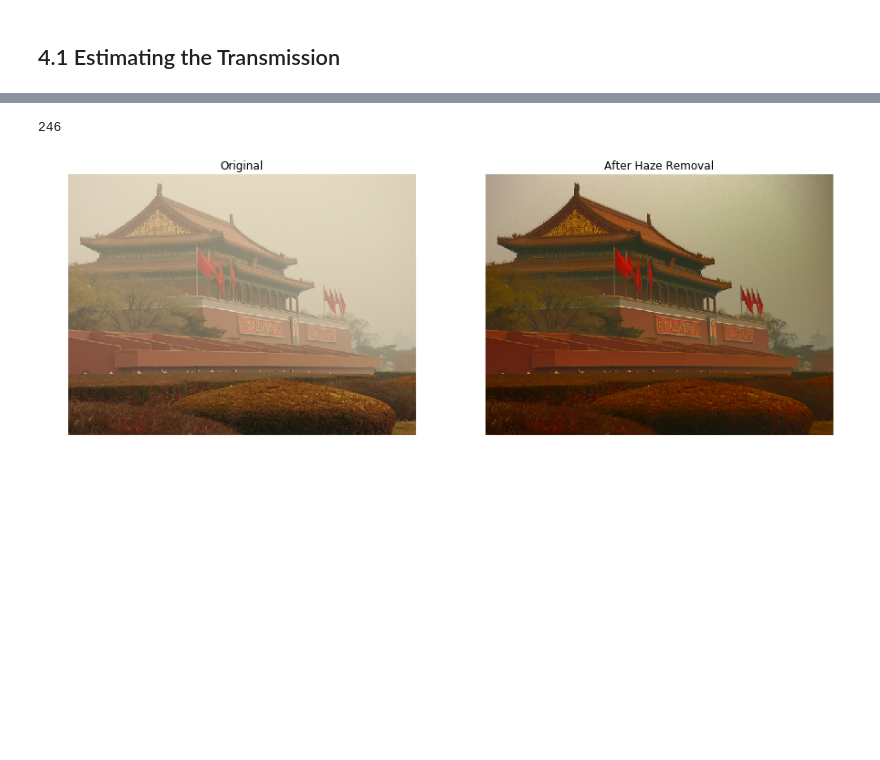
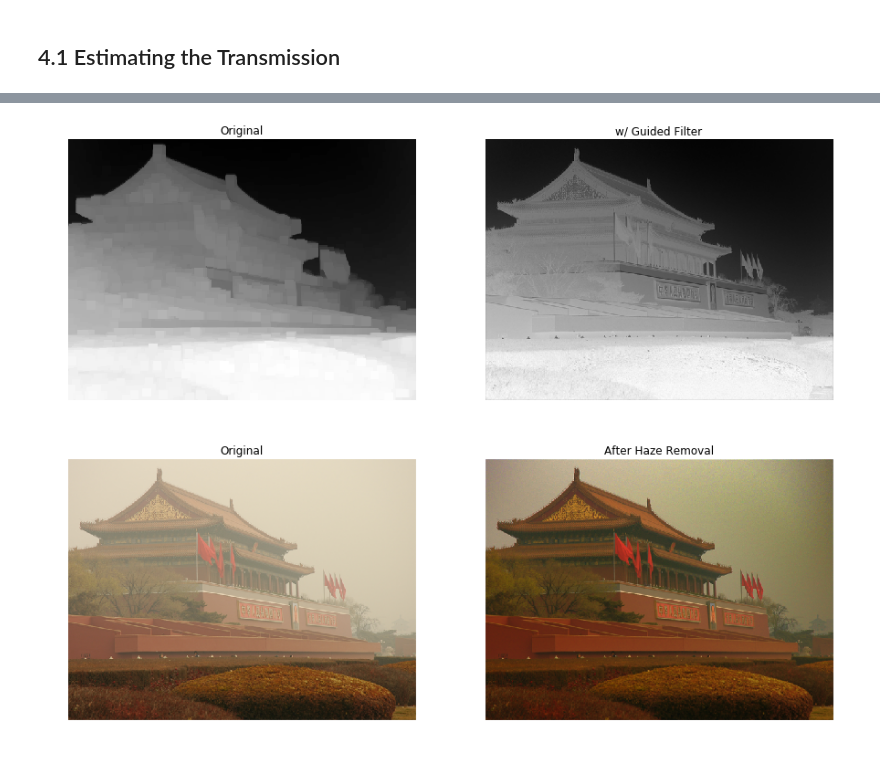
Before and after one commit to rexledesma/Haze-Removal, a Jupyter notebook: haze-removal.ipynb, the cells around one changed output, grey strips where cells are left out. Saved outputs shown, nothing was run; the diff lists cells and outputs as text; code cells hidden in the pictures; blank space fills up the shorter version.

Commit message:
generalized guided filter for RGB

```diff
--- a/haze-removal.ipynb
+++ b/haze-removal.ipynb
@@ -101,31 +104,0 @@ plt.imshow(alpha_map, cmap='gray');
-# %%
-def guided_filter(I, p, omega=60, eps=0.01):
-    """
-    from http://kaiminghe.com/publications/eccv10guidedfilter.pdf
-    and  https://arxiv.org/pdf/1505.00996.pdf
-
-    I     -> guidance image, 3D Tensor in RGB format
-    p     -> filtering input image,
-    omega -> window size (default is 60)
-    eps   -> constant to prevent division by 0 (default 0.01)
-    """
-
-    I = cv.cvtColor(I, cv.COLOR_RGB2GRAY)/255
-    w_size = (omega,omega)
-
-    mean_I = cv.blur(I, w_size)
-    mean_p = cv.blur(p, w_size)
-
-    corr_I = cv.blur(I*I, w_size)
-    corr_Ip = cv.blur(I*p, w_size)
-
-    var_I = corr_I - mean_I*mean_I
-    cov_Ip = corr_Ip - mean_I*mean_p
-
-    a = cov_Ip/(var_I + eps)
-    b = mean_p - a*mean_I
-
-    mean_a = cv.blur(a, w_size)
-    mean_b = cv.blur(b, w_size)
-
-    return mean_a*I + mean_b
@@ -137,7 +168,19 @@ plt.imshow(f_alpha_map, cmap="gray");
+# %%
+f_alpha_map = guided_filter(img, alpha_map, 200, eps=1e-3)
+f, (ax1, ax2) = plt.subplots(1, 2, figsize=(15,15))
+
+ax1.imshow(alpha_map, cmap="gray")
+ax1.set_title("Original")
+ax1.axis('off')
+
+ax2.imshow(f_alpha_map, cmap="gray")
+ax2.set_title("w/ Guided Filter")
+ax2.axis('off');
+# %% [output]
+[figure, added]
 # %%
 A_r, A_g, A_b = estimate_atmospheric_light(img)
-f_alpha_map = guided_filter(img, alpha_map, 300, eps=0.01)
-l = bgr2rgb(cv.imread("images/tiananmen1.png"))
+l = bgr2rgb(cv.imread("images/tiananmen1.bmp"))
 l = l.astype(np.int16)
 
 l[:,:,0] = l[:,:,0] - A_r
@@ -149,16 +192,14 @@ l[:,:,0]=  l[:,:,0]/z
 l[:,:,1] = l[:,:,1]/z
 l[:,:,2] = l[:,:,2]/z
 
-# l = np.maximum(l, 0)
 l[:,:,0] += A_r
 l[:,:,1] += A_g
 l[:,:,2] += A_b
 
 l = np.maximum(l, 0)
+l = np.minimum(l, 255)
 
-print(l.max())
-
-im = bgr2rgb(cv.imread("images/tiananmen1.png"))
+im = bgr2rgb(cv.imread("images/tiananmen1.bmp"))
 f, (ax1, ax2) = plt.subplots(1, 2, figsize=(15,15))
 
 ax1.imshow(im)
@@ -169,5 +210,4 @@ ax2.imshow(l)
 ax2.set_title("After Haze Removal")
 ax2.axis('off');
 # %% [output]
-246
 [figure]
```
Also changed, not shown: parts of 7 cells of this notebook.
